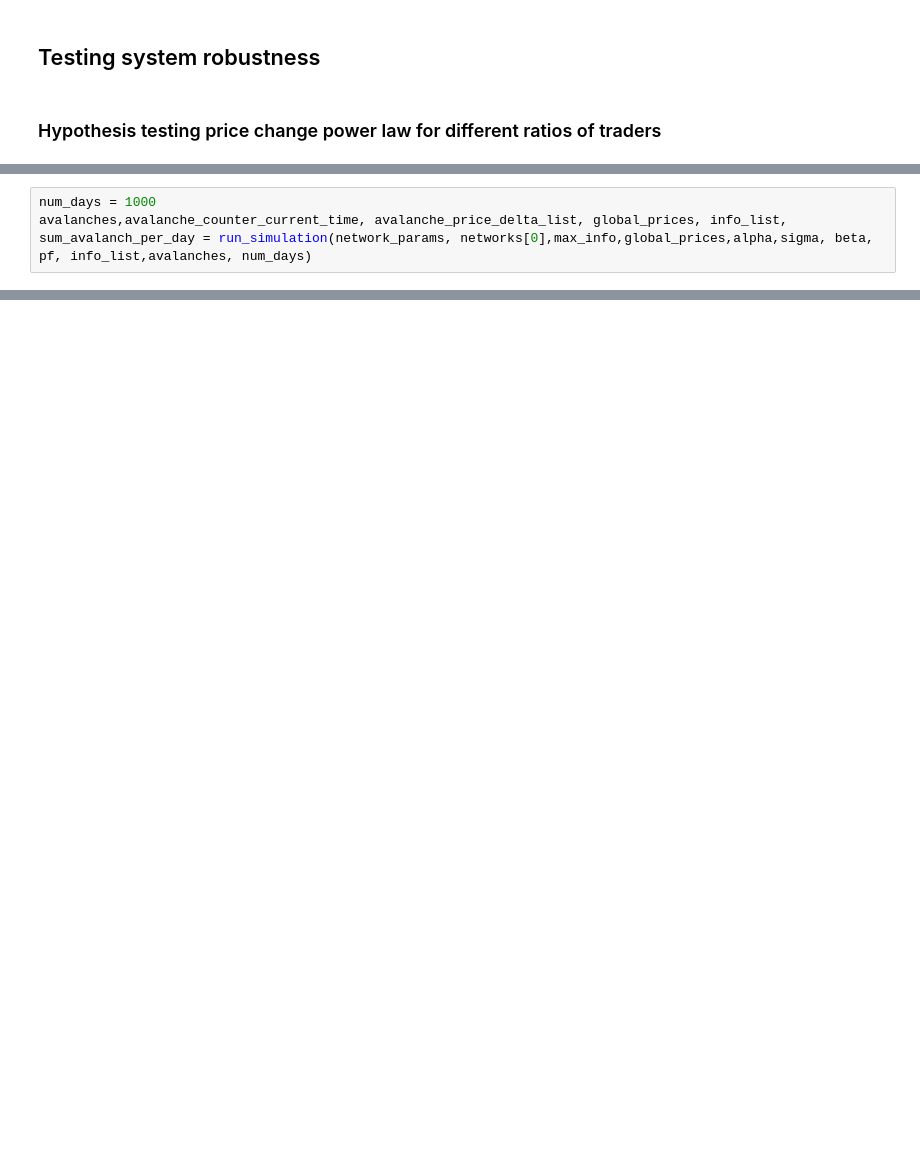
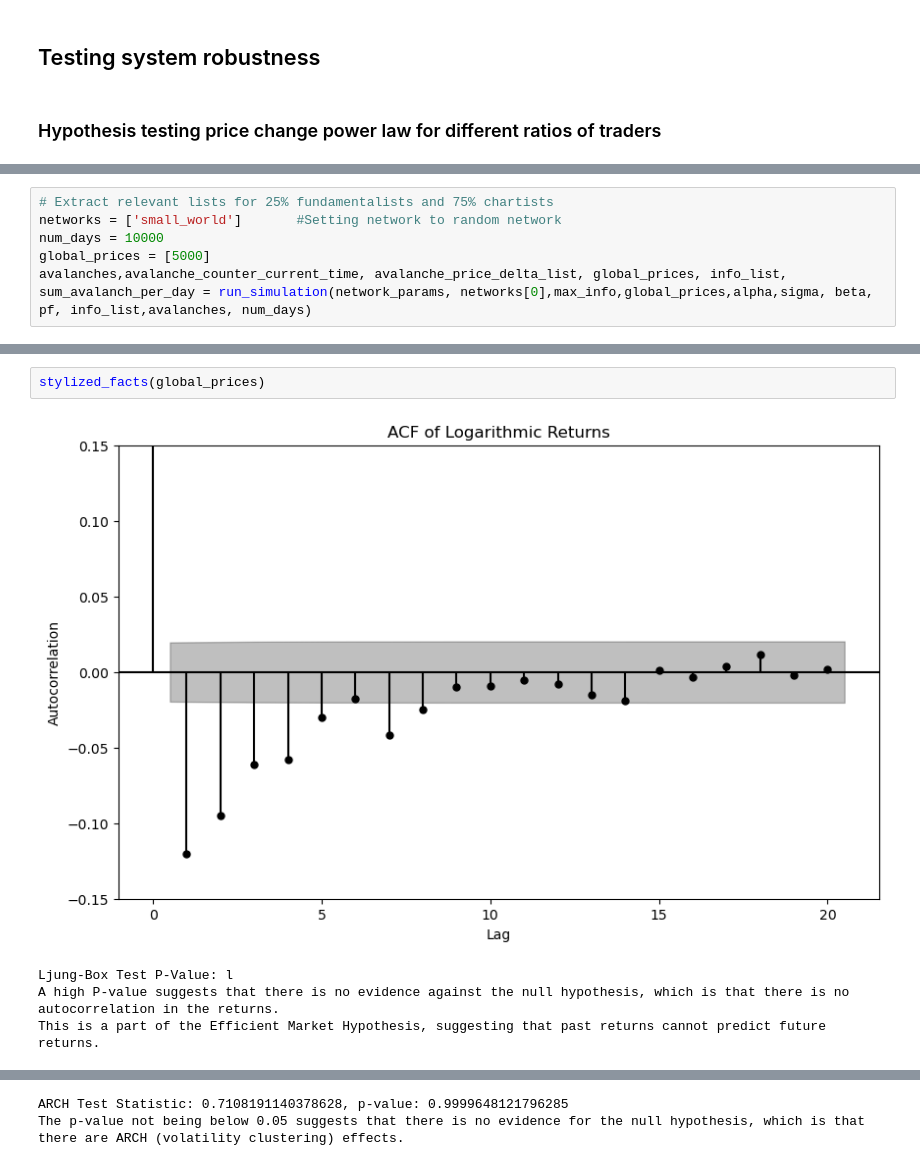
Before and after one commit to alexdupreez1/ComplexSystemsProject, a Jupyter notebook: Project Folder/Main.ipynb, the cells around one changed output, grey strips where cells are left out. Saved outputs shown, nothing was run; the diff lists cells and outputs as text; blank space fills up the shorter version.

```diff
--- a/Project Folder/Main.ipynb
+++ b/Project Folder/Main.ipynb
@@ -218,3 +230,6 @@ ax2.legend(fontsize='small', loc= 'center right')
 # %%
-num_days = 1000
+# Extract relevant lists for 25% fundamentalists and 75% chartists
+networks = ['small_world']       #Setting network to random network
+num_days = 10000
+global_prices = [5000]
 avalanches,avalanche_counter_current_time, avalanche_price_delta_list, global_prices, info_list, sum_avalanch_per_day = run_simulation(network_params, networks[0],max_info,global_prices,alpha,sigma, beta, pf, info_list,avalanches, num_days)
@@ -280,0 +236,7 @@ plt.show()
+# %%
+stylized_facts(global_prices)
+# %% [output]
+[figure, added]
+Ljung-Box Test P-Value: l
+A high P-value suggests that there is no evidence against the null hypothesis, which is that there is no autocorrelation in the returns.
+This is a part of the Efficient Market Hypothesis, suggesting that past returns cannot predict future returns.
@@ -280,0 +245,2 @@ plt.show()
+ARCH Test Statistic: 0.7108191140378628, p-value: 0.9999648121796285
+The p-value not being below 0.05 suggests that there is no evidence for the null hypothesis, which is that there are ARCH (volatility clustering) effects.
```
Also changed, not shown: parts of 30 cells of this notebook, 7 other files.
